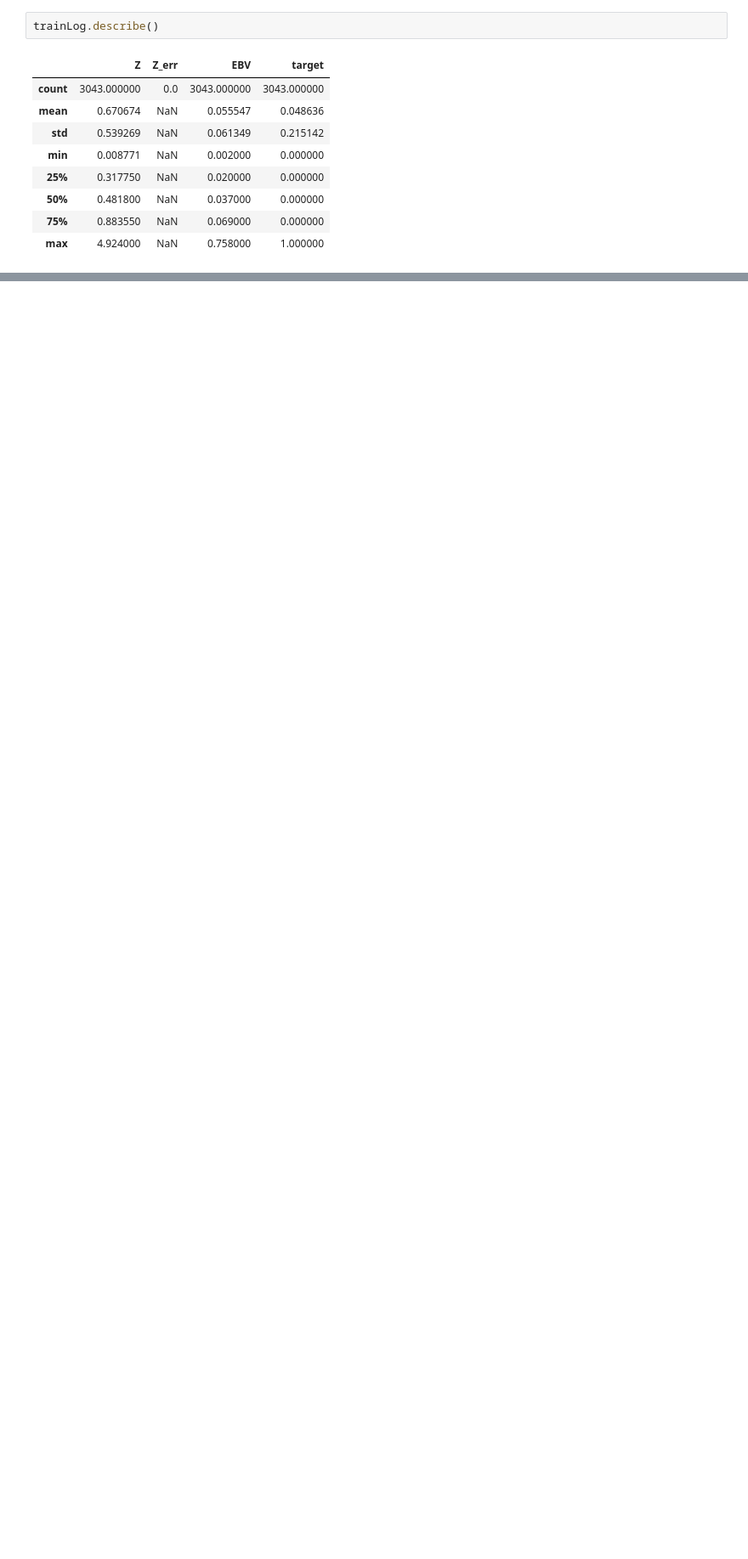
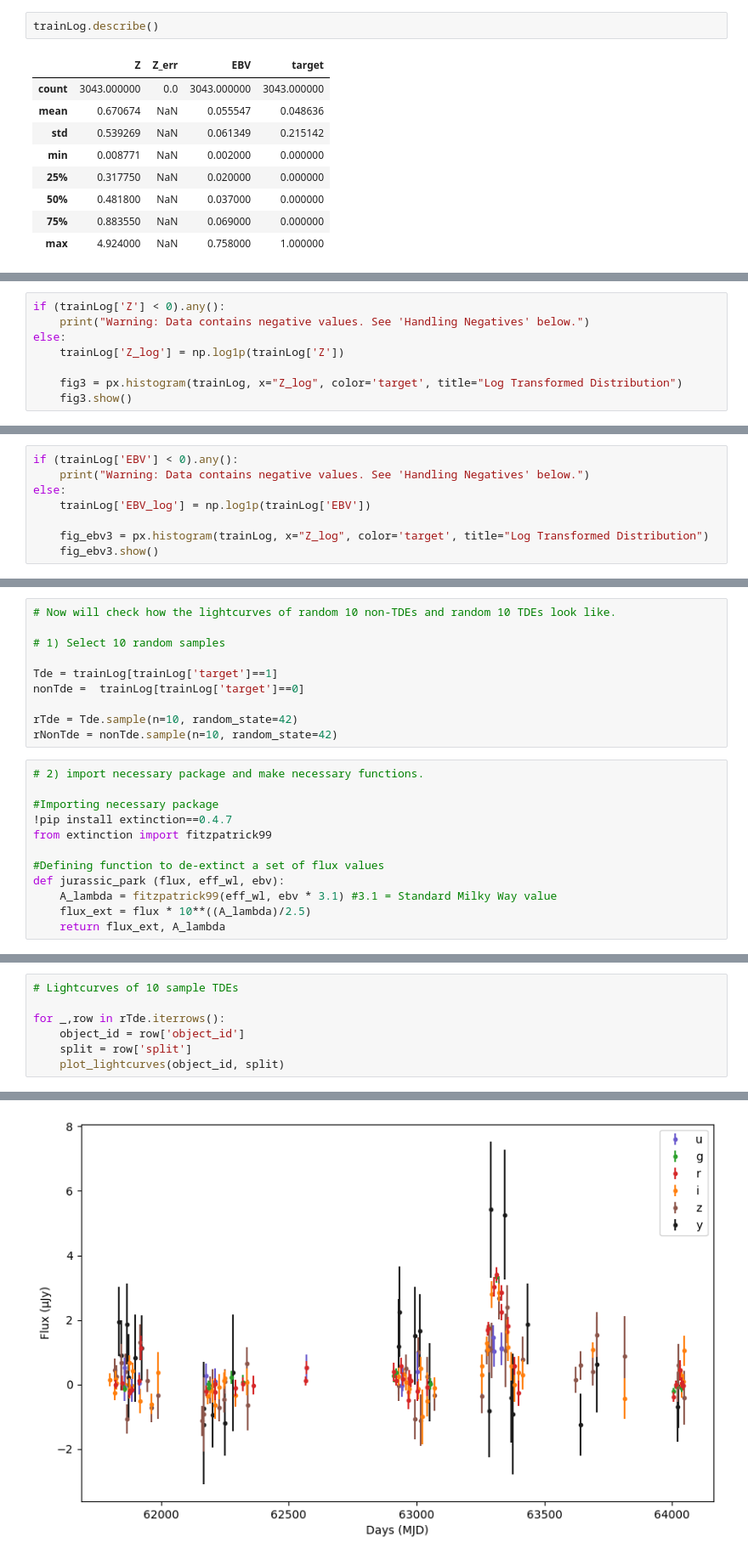
Before and after one commit to ayushsj99/MALLORN_Kaggle_Competition, a Jupyter notebook: MALLORN_Competition.ipynb, the cells around one changed output, grey strips where cells are left out. Shown at 85% size. Drawn from its saved outputs; the diff is of its cells as text; blank space fills up the shorter version.

Commit message:
Light curves with de-extension plotted

```diff
--- a/MALLORN_Competition.ipynb
+++ b/MALLORN_Competition.ipynb
@@ -208,0 +255,8 @@ fig.show()
+# %%
+if (trainLog['Z'] < 0).any():
+    print("Warning: Data contains negative values. See 'Handling Negatives' below.")
+else:
+    trainLog['Z_log'] = np.log1p(trainLog['Z'])
+
+    fig3 = px.histogram(trainLog, x="Z_log", color='target', title="Log Transformed Distribution")
+    fig3.show()
@@ -208,0 +281,8 @@ fig.show()
+# %%
+if (trainLog['EBV'] < 0).any():
+    print("Warning: Data contains negative values. See 'Handling Negatives' below.")
+else:
+    trainLog['EBV_log'] = np.log1p(trainLog['EBV'])
+
+    fig_ebv3 = px.histogram(trainLog, x="Z_log", color='target', title="Log Transformed Distribution")
+    fig_ebv3.show()
@@ -208,0 +410,22 @@ fig.show()
+# %%
+# Now will check how the lightcurves of random 10 non-TDEs and random 10 TDEs look like.
+
+# 1) Select 10 random samples
+
+Tde = trainLog[trainLog['target']==1]
+nonTde =  trainLog[trainLog['target']==0]
+
+rTde = Tde.sample(n=10, random_state=42)
+rNonTde = nonTde.sample(n=10, random_state=42)
+# %%
+# 2) import necessary package and make necessary functions.
+
+#Importing necessary package
+!pip install extinction==0.4.7
+from extinction import fitzpatrick99
+
+#Defining function to de-extinct a set of flux values
+def jurassic_park (flux, eff_wl, ebv):
+    A_lambda = fitzpatrick99(eff_wl, ebv * 3.1) #3.1 = Standard Milky Way value
+    flux_ext = flux * 10**((A_lambda)/2.5)
+    return flux_ext, A_lambda
@@ -208,0 +509,8 @@ fig.show()
+# %%
+# Lightcurves of 10 sample TDEs
+
+for _,row in rTde.iterrows():
+    object_id = row['object_id']
+    split = row['split']
+    plot_lightcurves(object_id, split)
+# %% [output]
@@ -208,0 +528 @@ fig.show()
+[figure, added]
```
Also changed, not shown: parts of 13 cells of this notebook.
